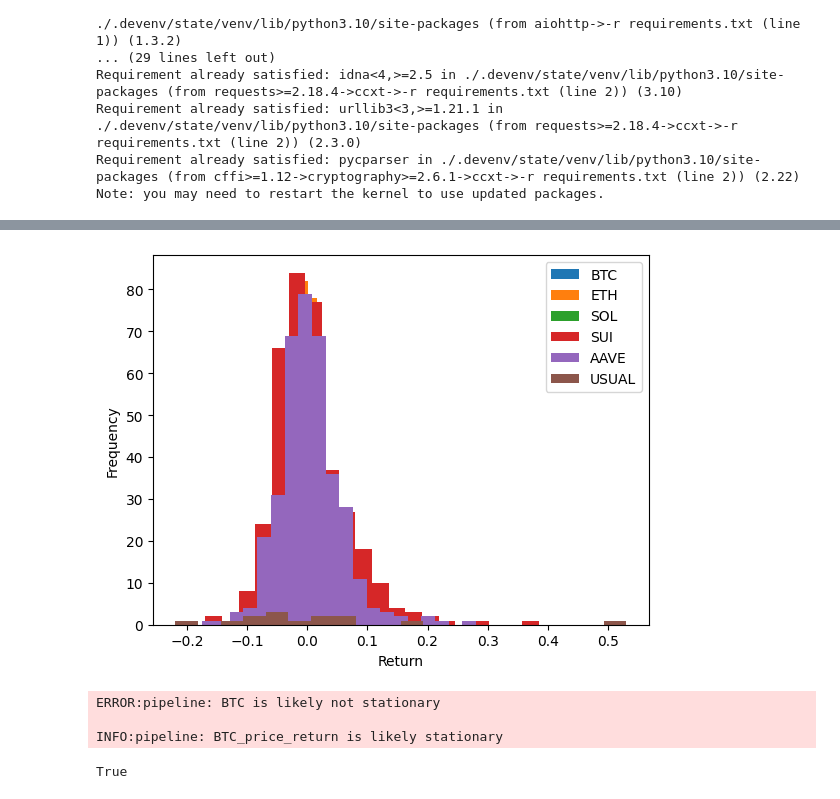
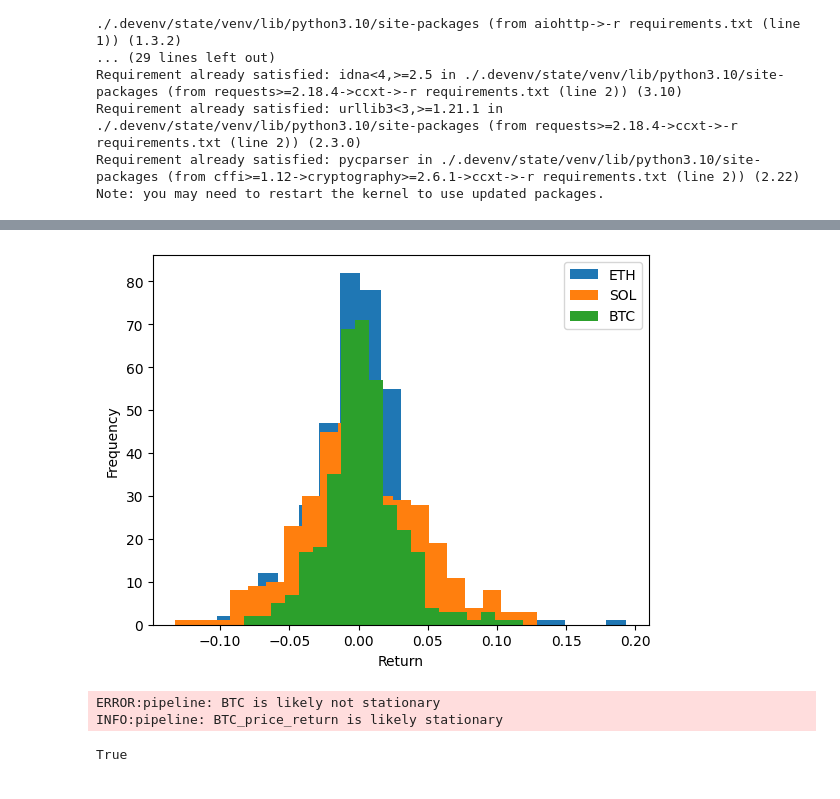
Before and after one commit to dataclique/moneymentum, a Jupyter notebook: research.ipynb, the cells around one changed output, grey strips where cells are left out. Saved outputs shown, nothing was run; the diff lists cells and outputs as text; code cells hidden in the pictures.

Commit message:
include some research code in pipeline module

```diff
--- a/research.ipynb
+++ b/research.ipynb
@@ -30,0 +21,6 @@ import pandas as pd
+# %%
+import matplotlib.pyplot as plt
+
+from pipeline import Pipeline, get_ticker_price_pdf, plot_returns
+
+pipeline = Pipeline(lookback_periods=30, forward_periods=7)
@@ -54,27 +45,0 @@ SOL_price = get_ticker_prices("SOL")
-# %%
-import matplotlib.pyplot as plt
-
-
-def plot_returns(Xs: list[pd.Series]) -> None:
-    for X in Xs:
-        X_return = X.pct_change()[1:]
-        plt.hist(X_return, bins=20, label=X.name)
-
-    plt.xlabel("Return")
-    plt.ylabel("Frequency")
-    plt.legend()
-    plt.show()
-
-
-def plot_price(X: pd.Series, ticker: str) -> None:
-    SMA7D = X.rolling(window=7).mean()
-    SMA30D = X.rolling(window=30).mean()
-    SMA90D = X.rolling(window=90).mean()
-
-    plt.plot(X.index, X.values)
-    plt.plot(SMA7D.index, SMA7D.values)
-    plt.plot(SMA30D.index, SMA30D.values)
-    plt.plot(SMA90D.index, SMA90D.values)
-
-    plt.ylabel("Price")
-    plt.legend([ticker, "7D SMA", "30D SMA", "90D SMA"])
@@ -81,34 +50,23 @@ def plot_price(X: pd.Series, ticker: str) -> None:
 # %%
 # tickers = candles_df.select("symbol").distinct().toPandas()["symbol"].tolist()
-tickers = ["BTC", "ETH", "SOL", "SUI", "AAVE", "USUAL"]
-prices = [get_ticker_prices(ticker) for ticker in tickers]
+tickers = ["ETH", "SOL", "BTC"]
+prices = [get_ticker_price_pdf(ticker, candles_df) for ticker in tickers]
 
 plot_returns(prices)
 plt.show()
 # %% [output]
-[figure, old version]
+[figure, new version]
-# %%
-from statsmodels.tsa.stattools import adfuller
-
-
-def test_stationarity(timeseries: pd.Series, cutoff: float = 0.01) -> bool:
-    pvalue = adfuller(timeseries)[1]
-    if pvalue < cutoff:
-        pipeline.logger.info("%s is likely stationary", timeseries.name)
-        return True
-
-    pipeline.logger.error("%s is likely not stationary", timeseries.name)
-    return False
-
-BTC_price = get_ticker_prices("BTC")
-test_stationarity(BTC_price)
-
-BTC_price_return = BTC_price.pct_change()[1:]
-BTC_price_return.name = "BTC_price_return"
-test_stationarity(BTC_price_return)
-# %% [output]
-ERROR:pipeline: BTC is likely not stationary
-
-INFO:pipeline: BTC_price_return is likely stationary
-True
+# %%
+
+
+BTC_price = get_ticker_price_pdf("BTC", candles_df)
+pipeline.test_stationarity(BTC_price)
+
+BTC_price_return = BTC_price.pct_change()[1:]
+BTC_price_return.name = "BTC_price_return"
+pipeline.test_stationarity(BTC_price_return)
+# %% [output]
+ERROR:pipeline: BTC is likely not stationary
+INFO:pipeline: BTC_price_return is likely stationary
+True
 # %%
```
Also changed, not shown: parts of 10 cells of this notebook, 1 other file.
